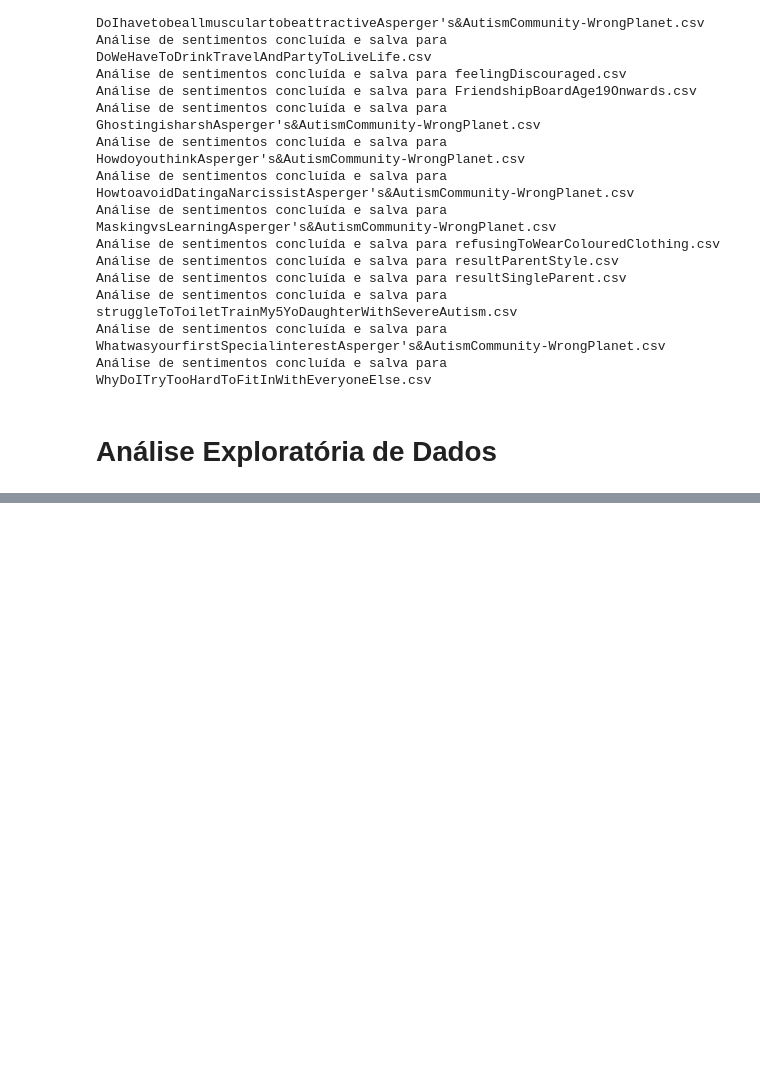
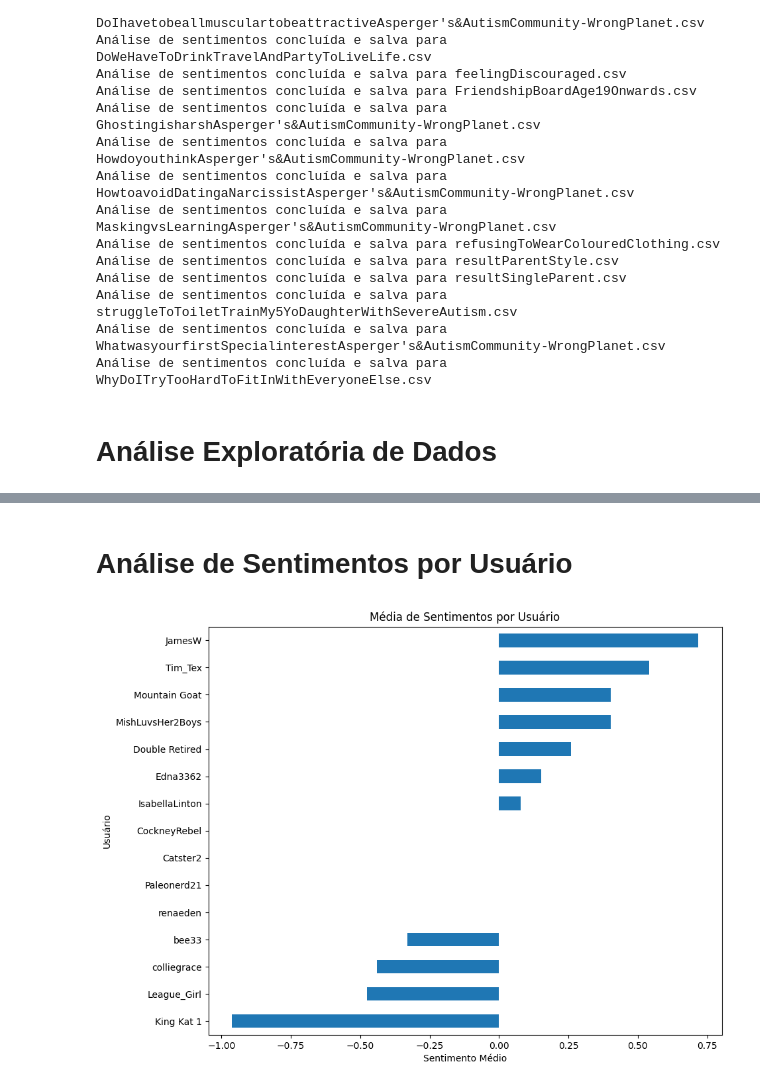
Before and after one commit to AdaiasMartins/Analise-de-Sentimentos-em-Foruns-Online-de-Adultos-com-Transtorno-do-Espectro-Autista, a Jupyter notebook: analise-dos-dados.ipynb, the cells around one changed output, grey strips where cells are left out. Cells and saved outputs as stored; diff of their text form; code cells hidden in the pictures; blank space fills up the shorter version.

```diff
--- a/analise-dos-dados/analise-dos-dados.ipynb
+++ b/analise-dos-dados.ipynb
@@ -108,0 +127,15 @@ for file in csv_files:
+# %% [markdown]
+# Análise de Sentimentos por Usuário
+# %%
+# Média de sentimento por usuário
+user_sentiment = df.groupby('Nome do Usuário')['sentiment_score'].mean().sort_values()
+
+# Gráfico de barras da média de sentimentos por usuário
+plt.figure(figsize=(10, 8))
+user_sentiment.plot(kind='barh')
+plt.title("Média de Sentimentos por Usuário")
+plt.xlabel("Sentimento Médio")
+plt.ylabel("Usuário")
+plt.show()
+# %% [output]
+[figure, added]
```
Also changed, not shown: parts of 9 cells of this notebook, 39 other files.
